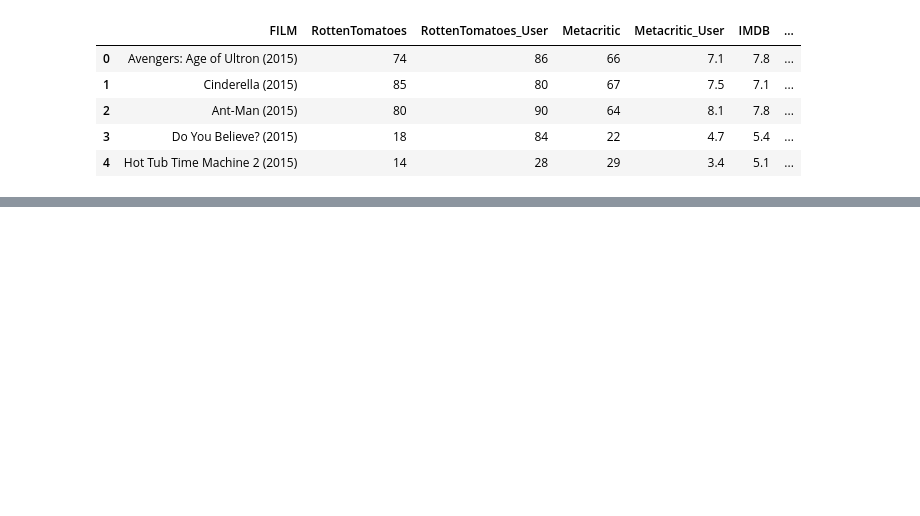
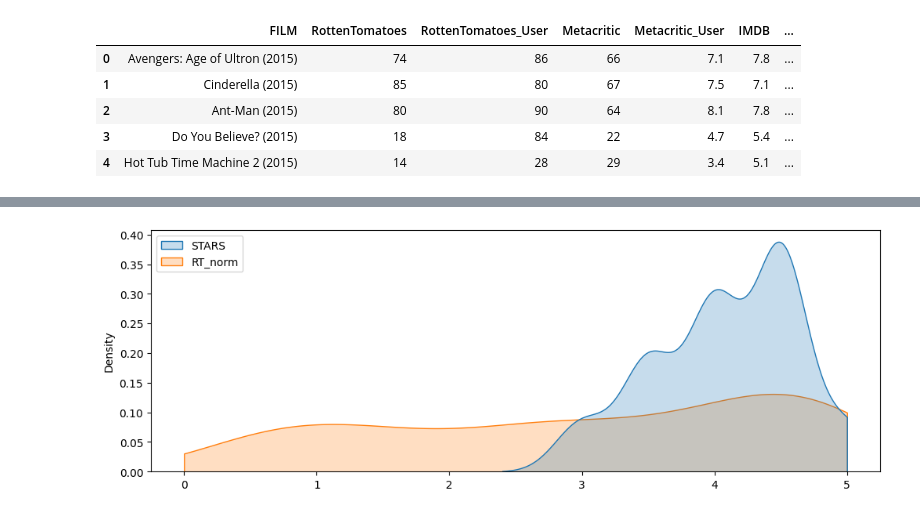
Before and after one commit to ibrahim10sy/learn-python, a Jupyter notebook: projet4.ipynb, the cells around one changed output, grey strips where cells are left out. Saved outputs shown, nothing was run; the diff lists cells and outputs as text; code cells hidden in the pictures; blank space fills up the shorter version.

```diff
--- a/projet4.ipynb
+++ b/projet4.ipynb
@@ -65,0 +101,5 @@ df.head()
+# %%
+plt.figure(figsize=(12,4))
+sns.kdeplot(norm_score[['STARS','RT_norm']], clip=(0,5), color='magma', fill=True);
+# %% [output]
+[figure, added]
```
Also changed, not shown: parts of 13 cells of this notebook.
